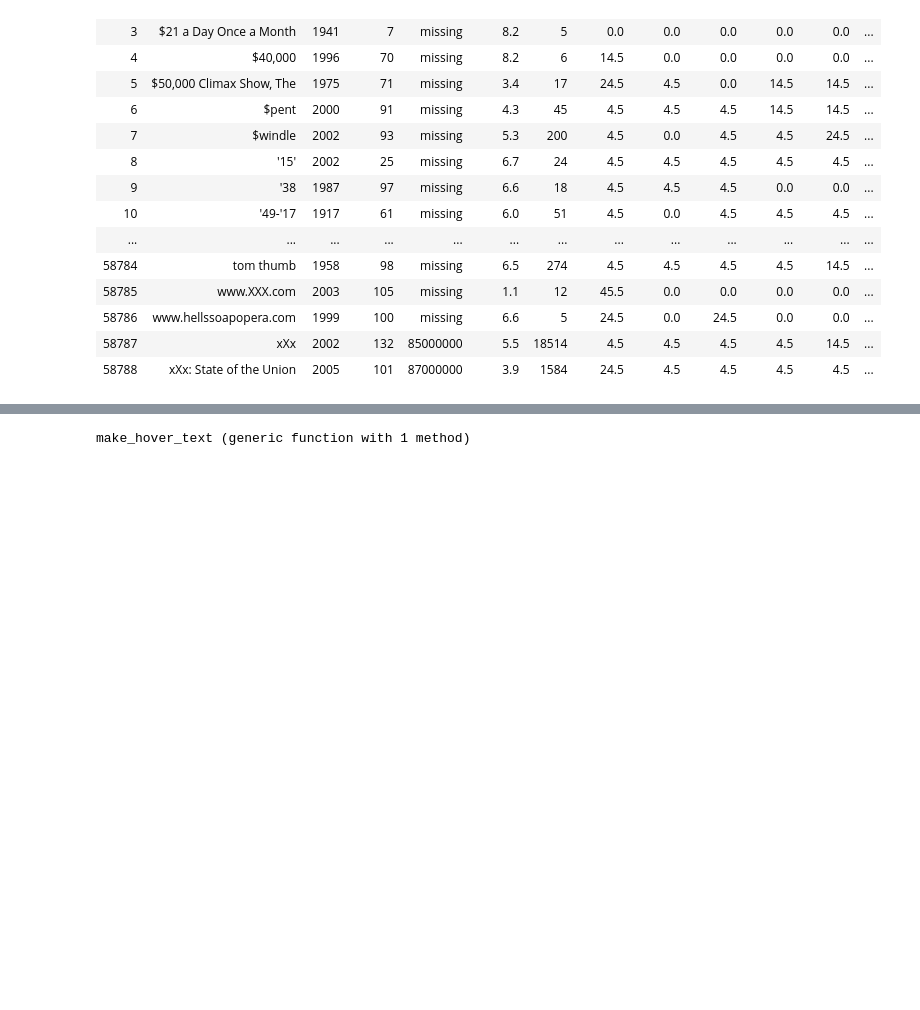
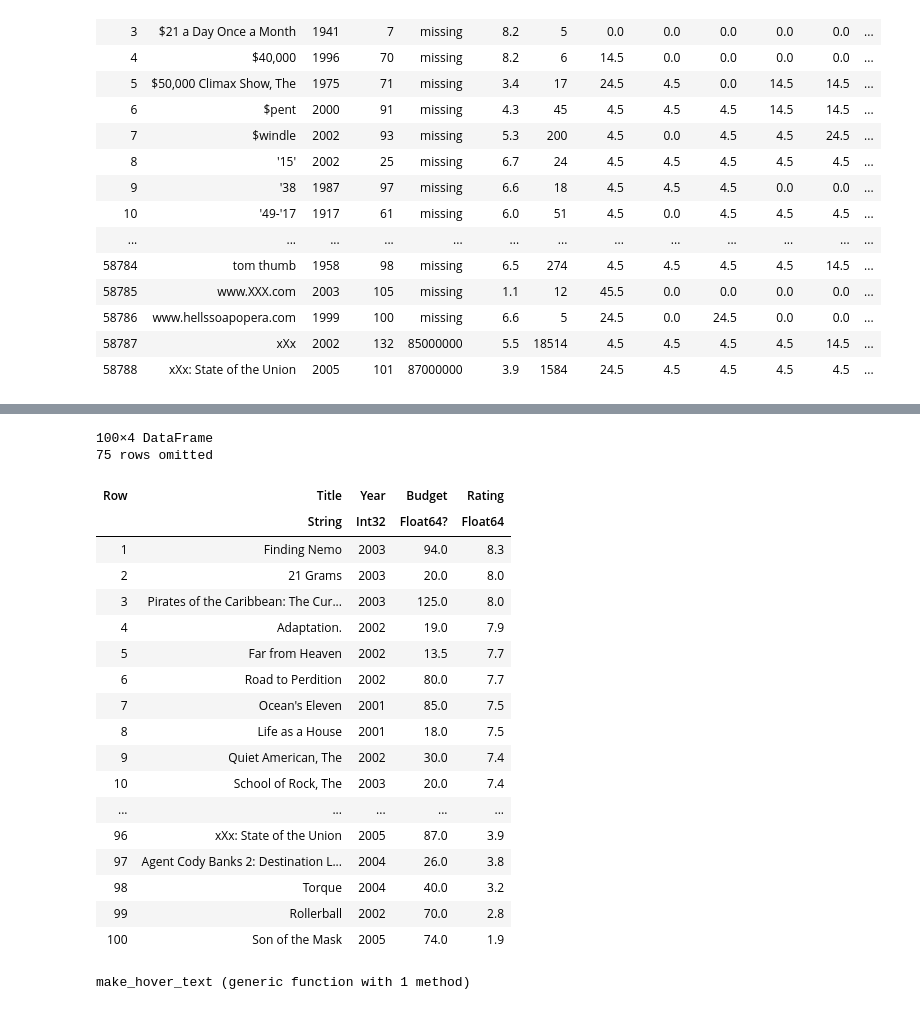
Before and after one commit to RicardoRH96/Julia_Stuff, a Jupyter notebook: Tidier_Training1.ipynb, the cells around one changed output, grey strips where cells are left out. Saved outputs shown, nothing was run; the diff lists cells and outputs as text; code cells hidden in the pictures; blank space fills up the shorter version.

```diff
--- a/Tidier_Training1.ipynb
+++ b/Tidier_Training1.ipynb
@@ -59,3 +81,23 @@ using DataFrames
 # %%
-sorted_hb=sort(high_budget, :Rating, rev=true)
-using PlotlyJS, CSV, WebIO
+sorted_df=sort(sampled_db, :Rating, rev=true)
+# %% [output]
+100×4 DataFrame
+75 rows omitted
+| Row | Title | Year | Budget | Rating |
+|  | String | Int32 | Float64? | Float64 |
+| 1 | Finding Nemo | 2003 | 94.0 | 8.3 |
+| 2 | 21 Grams | 2003 | 20.0 | 8.0 |
+| 3 | Pirates of the Caribbean: The Cur... | 2003 | 125.0 | 8.0 |
+| 4 | Adaptation. | 2002 | 19.0 | 7.9 |
+| 5 | Far from Heaven | 2002 | 13.5 | 7.7 |
+| 6 | Road to Perdition | 2002 | 80.0 | 7.7 |
+| 7 | Ocean's Eleven | 2001 | 85.0 | 7.5 |
+| 8 | Life as a House | 2001 | 18.0 | 7.5 |
+| 9 | Quiet American, The | 2002 | 30.0 | 7.4 |
+| 10 | School of Rock, The | 2003 | 20.0 | 7.4 |
+| ... | ... | ... | ... | ... |
+| 96 | xXx: State of the Union | 2005 | 87.0 | 3.9 |
+| 97 | Agent Cody Banks 2: Destination L... | 2004 | 26.0 | 3.8 |
+| 98 | Torque | 2004 | 40.0 | 3.2 |
+| 99 | Rollerball | 2002 | 70.0 | 2.8 |
+| 100 | Son of the Mask | 2005 | 74.0 | 1.9 |
```
Also changed, not shown: parts of 7 cells of this notebook.
